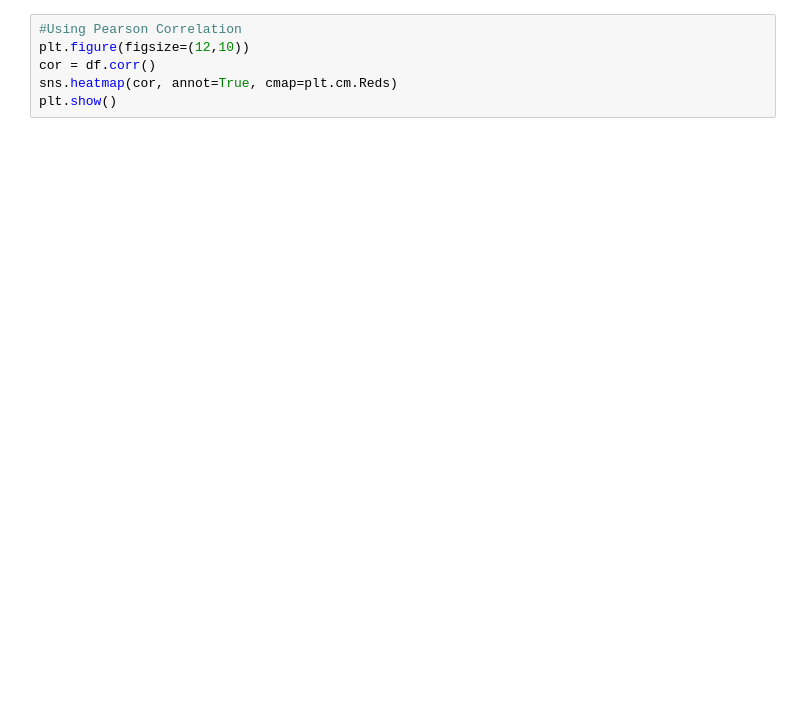
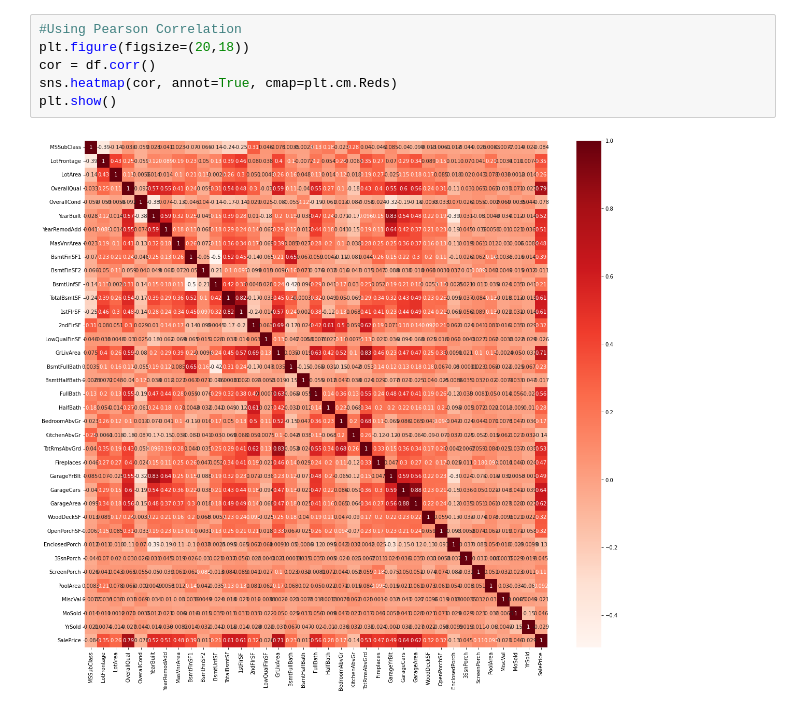
Before and after one commit to aoneil42/Kaggle, a Jupyter notebook: house-comp.ipynb, the cells around one changed output. Cells and saved outputs as stored; diff of their text form; blank space fills up the shorter version.

```diff
--- a/house-comp.ipynb
+++ b/house-comp.ipynb
@@ -26,6 +40,8 @@ df.head()
 # %%
 #Using Pearson Correlation
-plt.figure(figsize=(12,10))
+plt.figure(figsize=(20,18))
 cor = df.corr()
 sns.heatmap(cor, annot=True, cmap=plt.cm.Reds)
 plt.show()
+# %% [output]
+[figure, added]
```
Also changed, not shown: parts of 6 cells of this notebook.
